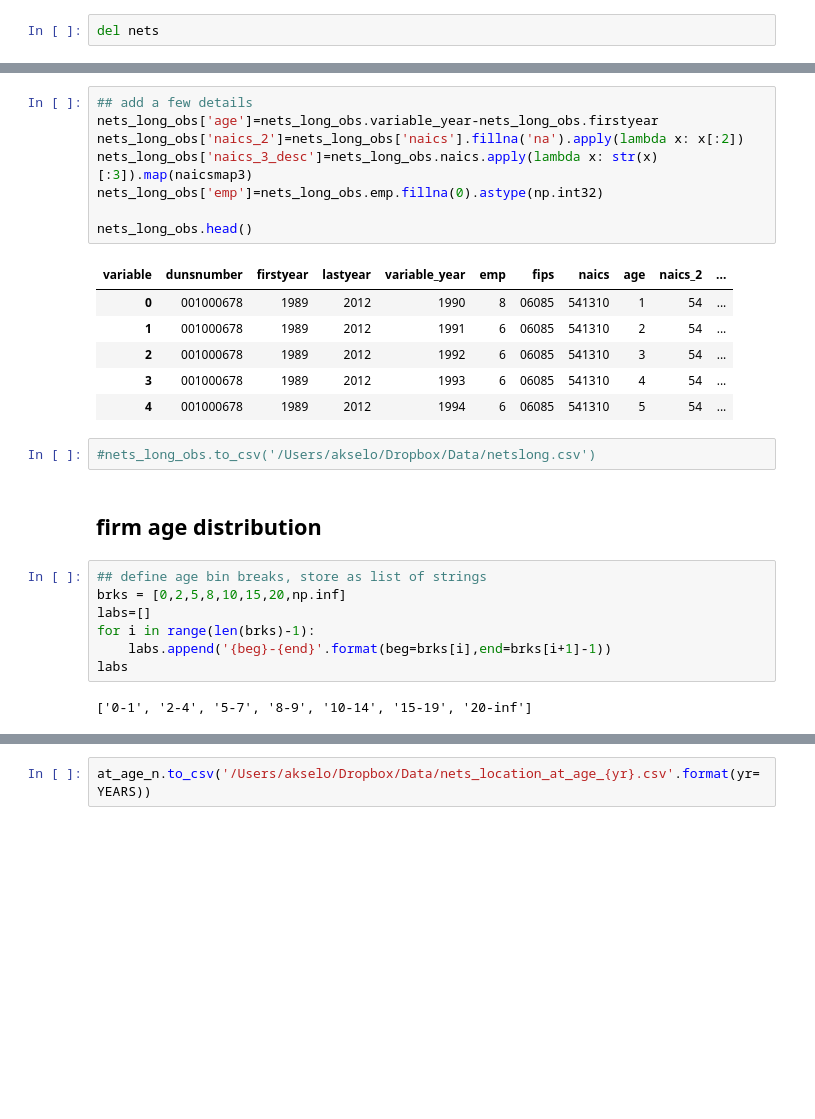
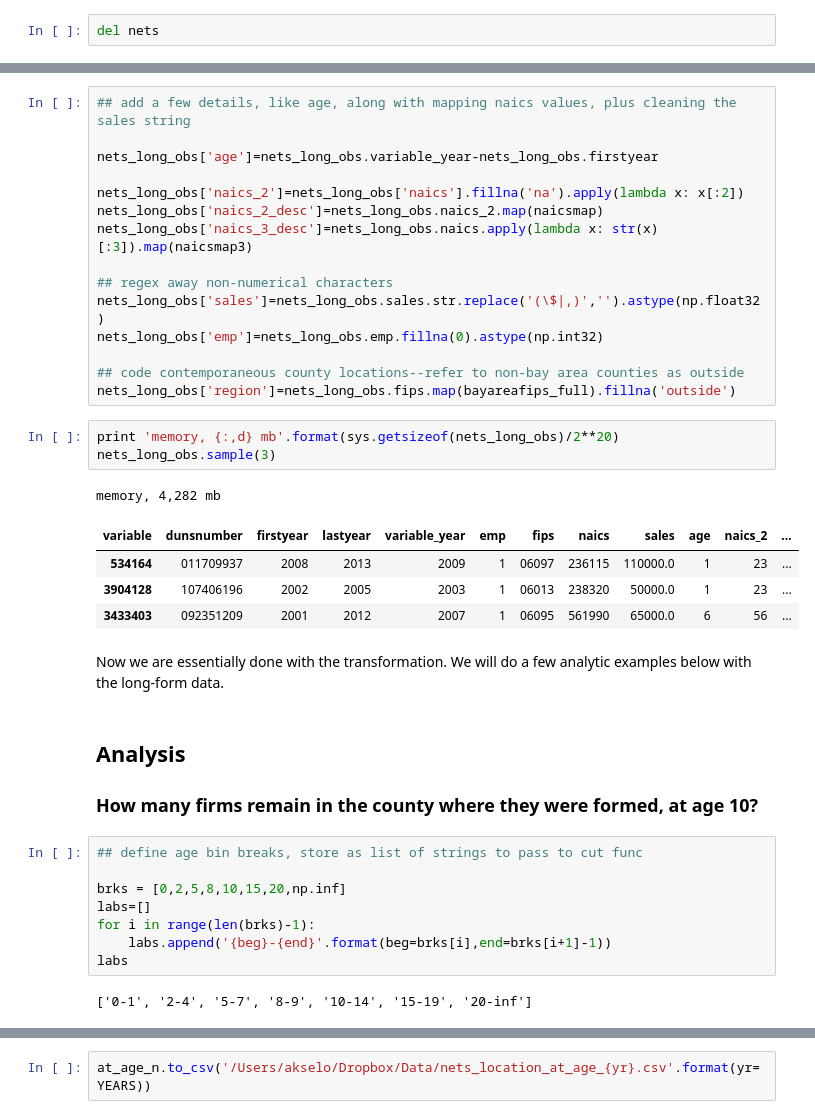
Before and after one commit to ual/business_dynamics, a Jupyter notebook: NETS where is business at age 10.ipynb, the cells around one changed output, grey strips where cells are left out. Cells and saved outputs as stored; diff of their text form; blank space fills up the shorter version.

```diff
--- a/NETS where is business at age 10.ipynb
+++ b/NETS where is business at age 10.ipynb
@@ -208,24 +217,36 @@ nets_long_obs.head()
 # %%
-## add a few details
+## add a few details, like age, along with mapping naics values, plus cleaning the sales string
+
 nets_long_obs['age']=nets_long_obs.variable_year-nets_long_obs.firstyear
+
 nets_long_obs['naics_2']=nets_long_obs['naics'].fillna('na').apply(lambda x: x[:2])
+nets_long_obs['naics_2_desc']=nets_long_obs.naics_2.map(naicsmap)
 nets_long_obs['naics_3_desc']=nets_long_obs.naics.apply(lambda x: str(x)[:3]).map(naicsmap3)
+
+## regex away non-numerical characters
+nets_long_obs['sales']=nets_long_obs.sales.str.replace('(\$|,)','').astype(np.float32)
 nets_long_obs['emp']=nets_long_obs.emp.fillna(0).astype(np.int32)
 
-nets_long_obs.head()
+## code contemporaneous county locations--refer to non-bay area counties as outside
+nets_long_obs['region']=nets_long_obs.fips.map(bayareafips_full).fillna('outside')
-# %% [output]
-| variable | dunsnumber | firstyear | lastyear | variable_year | emp | fips | naics | age | naics_2 | ... |
-| 0 | 001000678 | 1989 | 2012 | 1990 | 8 | 06085 | 541310 | 1 | 54 | ... |
-| 1 | 001000678 | 1989 | 2012 | 1991 | 6 | 06085 | 541310 | 2 | 54 | ... |
-| 2 | 001000678 | 1989 | 2012 | 1992 | 6 | 06085 | 541310 | 3 | 54 | ... |
-| 3 | 001000678 | 1989 | 2012 | 1993 | 6 | 06085 | 541310 | 4 | 54 | ... |
-| 4 | 001000678 | 1989 | 2012 | 1994 | 6 | 06085 | 541310 | 5 | 54 | ... |
-# %%
-#nets_long_obs.to_csv('/Users/akselo/Dropbox/Data/netslong.csv')
-# %% [markdown]
-## firm age distribution
+# %%
+print 'memory, {:,d} mb'.format(sys.getsizeof(nets_long_obs)/2**20)
+nets_long_obs.sample(3)
+# %% [output]
+memory, 4,282 mb
+| variable | dunsnumber | firstyear | lastyear | variable_year | emp | fips | naics | sales | age | naics_2 | ... |
+| 534164 | 011709937 | 2008 | 2013 | 2009 | 1 | 06097 | 236115 | 110000.0 | 1 | 23 | ... |
+| 3904128 | 107406196 | 2002 | 2005 | 2003 | 1 | 06013 | 238320 | 50000.0 | 1 | 23 | ... |
+| 3433403 | 092351209 | 2001 | 2012 | 2007 | 1 | 06095 | 561990 | 65000.0 | 6 | 56 | ... |
+# %% [markdown]
+Now we are essentially done with the transformation. We will do a few analytic examples below with the long-form data.
+# %% [markdown]
+## Analysis
+
+### How many firms remain in the county where they were formed, at age 10?
 # %%
-## define age bin breaks, store as list of strings
+## define age bin breaks, store as list of strings to pass to cut func
+
 brks = [0,2,5,8,10,15,20,np.inf]
 labs=[]
 for i in range(len(brks)-1):
```
Also changed, not shown: parts of 40 cells of this notebook.
